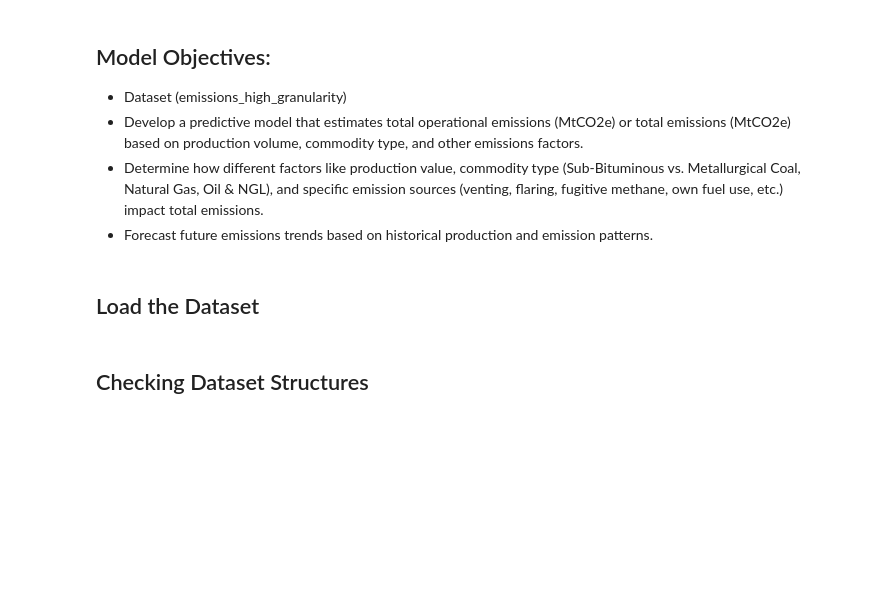
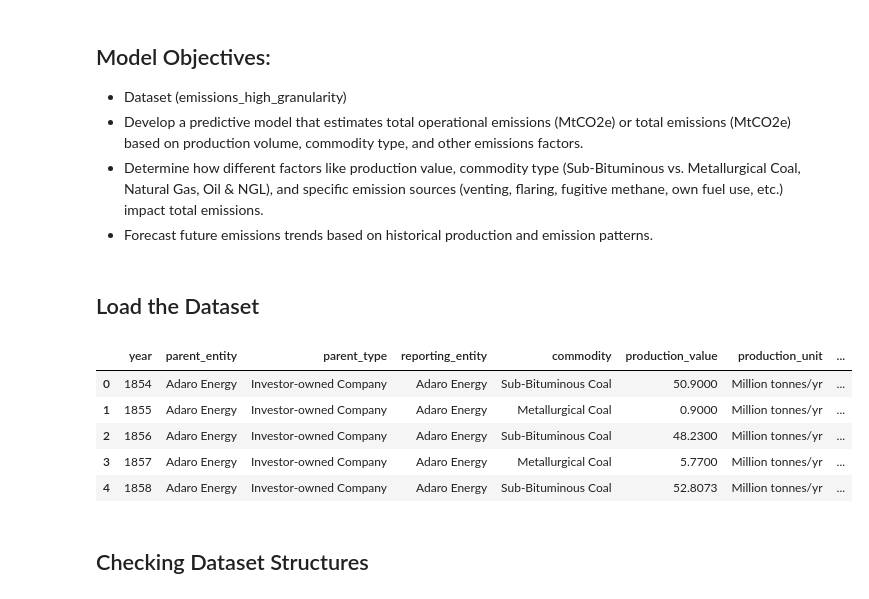
Before and after one commit to OkerekeChisom/Two-of-Three-Workbook-Assignment, a Jupyter notebook: Linear Regression Emissions_High_Granularity.ipynb, the cells around one changed output. Cells and saved outputs as stored; diff of their text form; code cells hidden in the pictures; blank space fills up the shorter version.

```diff
--- a/Linear Regression Emissions_High_Granularity.ipynb
+++ b/Linear Regression Emissions_High_Granularity.ipynb
@@ -24,13 +24,14 @@ import myfuns
 ## Load the Dataset
 # %%
 df=pd.read_csv('emissions_high_granularity.csv')
-df.head(3)
-
-
-#   year	parent_entity	parent_type	            reporting_entity	commodity	        production_value	production_unit	       product_emissions_MtCO2	 flaring_emissions_MtCO2	venting_emissions_MtCO2	  own_fuel_use_emissions_MtCO2	   fugitive_methane_emissions_MtCO2e	fugitive_methane_emissions_MtCH4	 total_operational_emissions_MtCO2e   	total_emissions_MtCO2e	emissions_category
-#0	1854	Adaro Energy	Investor-owned Company	Adaro Energy	    Sub-Bituminous Coal	50.90	            Million tonnes/yr	   92.3401	                 0.0	                    0.0	                      0.0	                           10.4316	                            0.3726	                             10.4316	                            102.7717	             High
-#1	1855	Adaro Energy	Investor-owned Company	Adaro Energy	    Metallurgical Coal	0.90	            Million tonnes/yr	   2.3989	                 0.0	                    0.0	                      0.0	                           0.2710                          	    0.0097	                             0.2710	                                2.6700	                 Low
-#2	1856	Adaro Energy	Investor-owned Company	Adaro Energy	    Sub-Bituminous Coal	48.23	            Million tonnes/yr	   87.4963                   0.0	                    0.0	                      0.0	                           9.8844	                            0.3530	                             9.8844	                                97.3807	                 High
+df.head()
+# %% [output]
+|  | year | parent_entity | parent_type | reporting_entity | commodity | production_value | production_unit | ... |
+| 0 | 1854 | Adaro Energy | Investor-owned Company | Adaro Energy | Sub-Bituminous Coal | 50.9000 | Million tonnes/yr | ... |
+| 1 | 1855 | Adaro Energy | Investor-owned Company | Adaro Energy | Metallurgical Coal | 0.9000 | Million tonnes/yr | ... |
+| 2 | 1856 | Adaro Energy | Investor-owned Company | Adaro Energy | Sub-Bituminous Coal | 48.2300 | Million tonnes/yr | ... |
+| 3 | 1857 | Adaro Energy | Investor-owned Company | Adaro Energy | Metallurgical Coal | 5.7700 | Million tonnes/yr | ... |
+| 4 | 1858 | Adaro Energy | Investor-owned Company | Adaro Energy | Sub-Bituminous Coal | 52.8073 | Million tonnes/yr | ... |
 # %% [markdown]
 ## Checking Dataset Structures
 # %%
```
Also changed, not shown: parts of 41 cells of this notebook, 1 other file.
